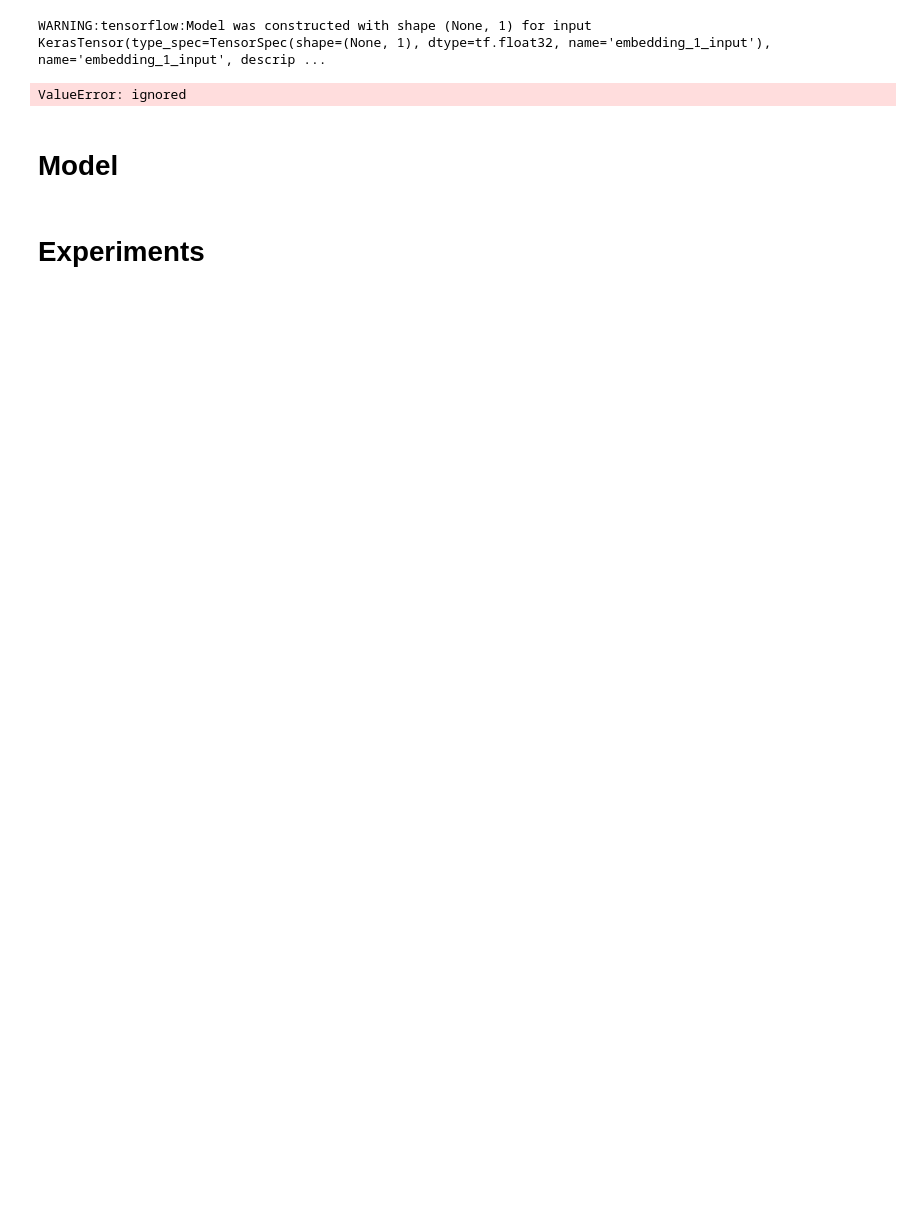
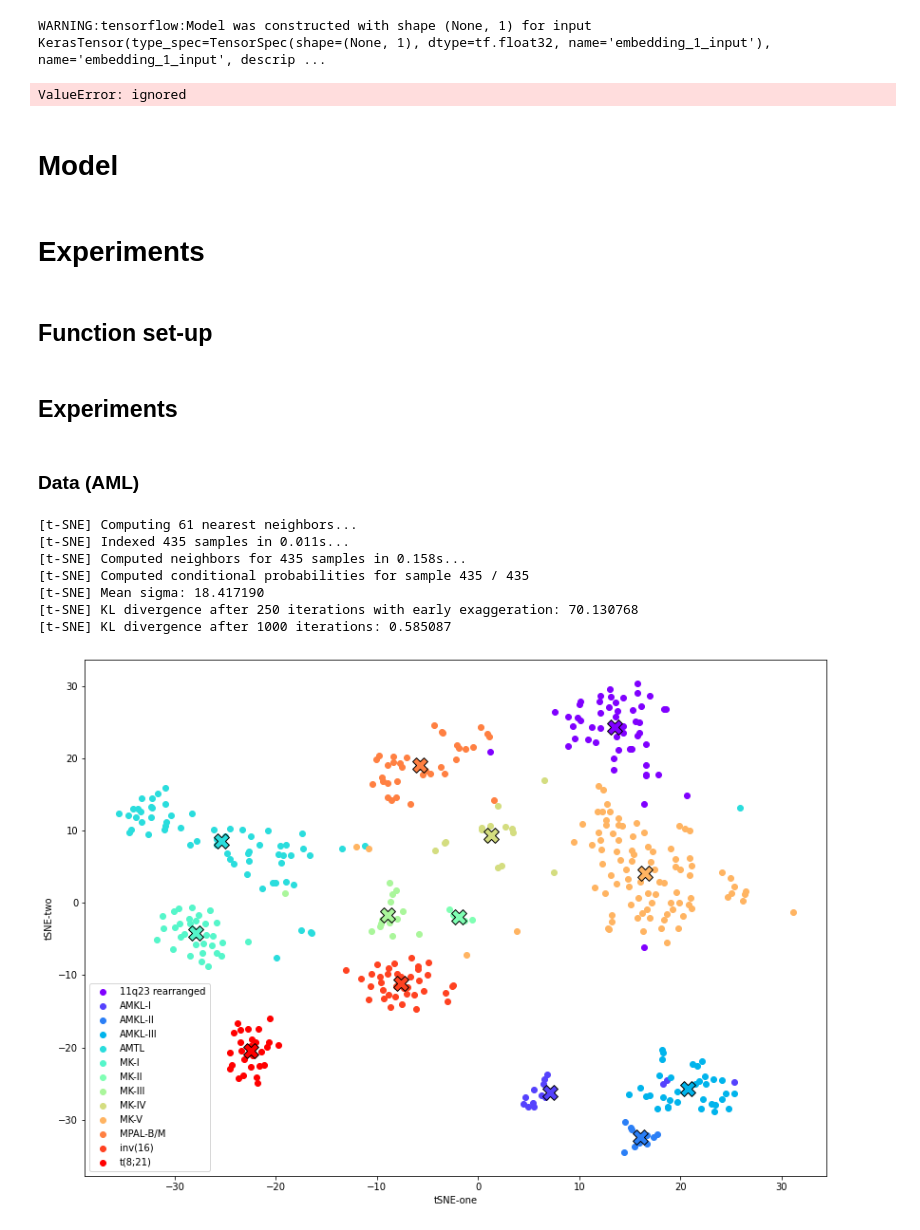
Before and after one commit to ThiesCalje/Survival-Analysis-Deep-Learning-AML-, a Jupyter notebook: Code/Collab/DeepSURV.ipynb, the cells around one changed output. Saved outputs shown, nothing was run; the diff lists cells and outputs as text; code cells hidden in the pictures; blank space fills up the shorter version.

Commit message:
made small changes to the experiments

```diff
--- a/Code/Collab/DeepSURV.ipynb
+++ b/Code/Collab/DeepSURV.ipynb
@@ -55,5 +272,5 @@ patient_data_processed
 # %%
-def data_filter(data,keep_variables, gene_expression, patient_data, d, one_hot = False):
+def data_filter(data, keep_variables, gene_expression, patient_data, d, one_hot = False):
 
     T = data['Survival_Days']
     E = data['Vital_Status']
@@ -94,37 +311,49 @@ def data_filter(data,keep_variables, gene_expression, patient_data, d, one_hot =
 
     data_c = data[data_split['keep_c']]
     data_c = get_TSNE_embedding(data_c, d, gene_expression, patient_data)
+
     data_n = data[data_split['keep_n']]
     if one_hot == True:
         data_c = pd.get_dummies(data_c,dummy_na=True)
 
     data = data_c.join(data_n)
+    data.index = list(E.index)
+
     return data_c, data_n, data, E, T
 # %%
-def split_data(data, E, split = 0.75):
+def split_data(data, E, T, split = 0.75):
 
-    censored = data1[E == 0]
+    censored = data[E == 0]
 
     num_patients = len(censored)
-    print(num_patients)
     ind_shuffle = random.sample(list(range(num_patients)), num_patients)
     train_size = int(split*num_patients)
     censored_train = censored.iloc[ind_shuffle][:train_size]
     censored_test = censored.iloc[ind_shuffle][train_size:]
 
-    uncensored = data1[E == 1]
+    uncensored = data[E == 1]
 
     num_patients = len(uncensored)
-    print(num_patients)
     ind_shuffle = random.sample(list(range(num_patients)), num_patients )
     train_size = int(split*num_patients)
     uncensored_train = uncensored.iloc[ind_shuffle][:train_size]
     uncensored_test = uncensored.iloc[ind_shuffle][train_size:]
 
     x_train = pd.concat([censored_train, uncensored_train])
+    E_train = E.loc[list(x_train.index)]
+    T_train = T.loc[list(x_train.index)]
     x_test = pd.concat([censored_test, uncensored_test])
+    E_test = E.loc[list(x_test.index)]
+    T_test = T.loc[list(x_test.index)]
 
-    return x_train, x_test
+    data_train = {"x": x_train,
+                  "E": E_train,
+                  "T": T_train}
+    data_test =  {"x": x_test,
+                  "E": E_test,
+                  "T": T_test}
+
+    return data_train, data_test
 # %%
 def get_TSNE_embedding(data_c, d, gene_expression, patient_data):
 
@@ -374,4 +538,6 @@ def neg_log_likelihood(E,T):
     return loss
 # %% [markdown]
 # **Experiments**
+# %% [markdown]
+## Function set-up
 # %%
@@ -410,0 +605,21 @@ def model_experiment(data, E, T, hidden_layers, dropout_rate, activation, L2, le
+# %% [markdown]
+## Experiments
+# %% [markdown]
+### Data (AML)
+# %%
+keep_variables = ["Transcriptional_Identity", "LSC6_Score"]
+data_c, data_n, data, E, T = data_filter(patient_data_processed, keep_variables, gene_expression, patient_data, 2)
+index = list(data.index)
+columns = list(data.columns)
+scaler = MinMaxScaler()
+data = pd.DataFrame(scaler.fit_transform(data),index=index,columns=columns)
+data_train, data_test = split_data(data, E, T, split = 0.75)
+# %% [output]
+[t-SNE] Computing 61 nearest neighbors...
+[t-SNE] Indexed 435 samples in 0.011s...
+[t-SNE] Computed neighbors for 435 samples in 0.158s...
+[t-SNE] Computed conditional probabilities for sample 435 / 435
+[t-SNE] Mean sigma: 18.417190
+[t-SNE] KL divergence after 250 iterations with early exaggeration: 70.130768
+[t-SNE] KL divergence after 1000 iterations: 0.585087
+[figure, added]
```
Also changed, not shown: parts of 27 cells of this notebook.
